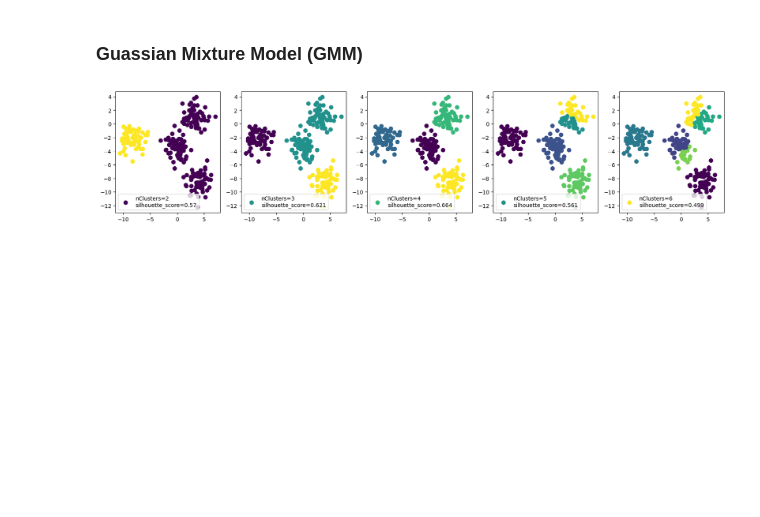
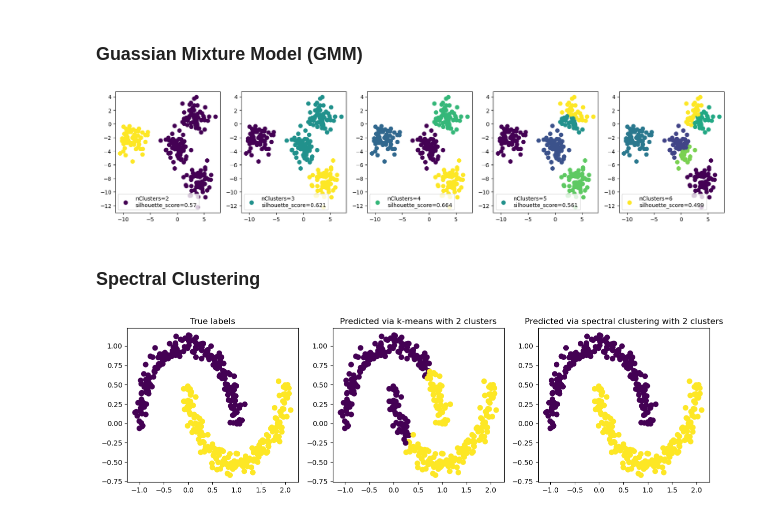
Before and after one commit to giacomoscanavini/quant_finance, a Jupyter notebook: python_for_finance/unsupervised_learning.ipynb, the cells around one changed output. Saved outputs shown, nothing was run; the diff lists cells and outputs as text; code cells hidden in the pictures; blank space fills up the shorter version.

Commit message:
(NEW) Added spectral clustering

```diff
--- a/python_for_finance/unsupervised_learning.ipynb
+++ b/python_for_finance/unsupervised_learning.ipynb
@@ -47,3 +47,28 @@ for i,nClusters in enumerate([2, 3, 4, 5, 6]):
     ax[i].legend()
 # %% [output]
 [figure]
+# %% [markdown]
+### Spectral Clustering
+# %%
+# Generate data
+X, y = sk.datasets.make_moons(n_samples=400, noise=0.07)
+
+fig, ax = plt.subplots(1, 3, figsize=(15, 4))
+ax[0].set_title('True labels')
+ax[0].scatter(X[:, 0], X[:, 1], s=50, c=y)
+
+model = sk.cluster.KMeans(n_clusters=2)
+model.fit(X)
+y_pred = model.predict(X)
+ax[1].set_title('Predicted via k-means with 2 clusters')
+ax[1].scatter(X[:, 0], X[:, 1], s=50, c=y_pred)
+
+sc = sk.cluster.SpectralClustering(n_clusters=2, affinity='rbf', gamma=12, assign_labels='kmeans')
+sc.fit(X)
+y_pred_sc = sc.labels_
+ax[2].set_title('Predicted via spectral clustering with 2 clusters')
+ax[2].scatter(X[:, 0], X[:, 1], s=50, c=y_pred_sc)
+
+plt.show()
+# %% [output]
+[figure, added]
```
Also changed, not shown: parts of 3 cells of this notebook.
